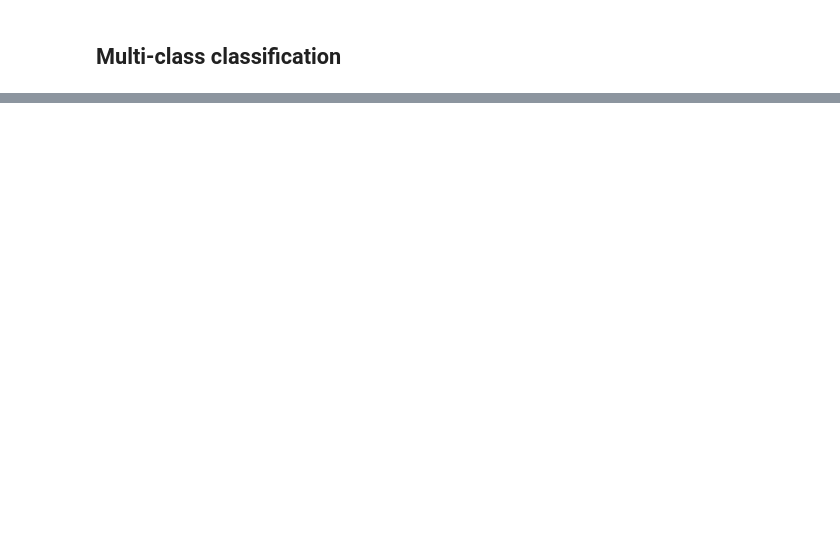
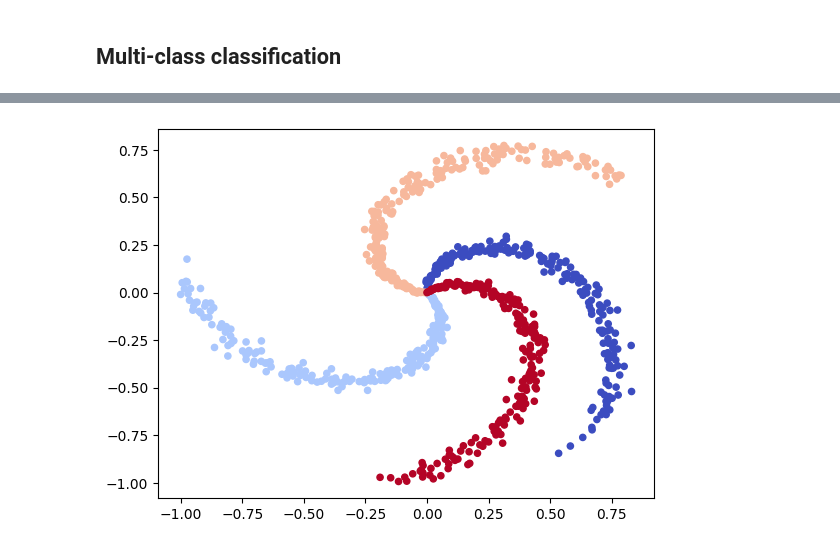
Before and after one commit to petron23/ML_random_projects, a Jupyter notebook: Classifications.ipynb, the cells around one changed output, grey strips where cells are left out. Drawn from its saved outputs; the diff is of its cells as text; code cells hidden in the pictures; blank space fills up the shorter version.

```diff
--- a/Classifications.ipynb
+++ b/Classifications.ipynb
@@ -215,0 +281,18 @@ This is a new line
+# %%
+import numpy as np
+num_samp = 200
+dim = 2
+classes = 4
+X = np.zeros((num_samp*classes,dim))
+y = np.zeros(num_samp*classes, dtype='uint8')
+for j in range(classes):
+  index = range(num_samp*j,num_samp*(j+1))
+  r = np.linspace(0.0,1,num_samp) # radius
+  t = np.linspace(j*3,(j+1)*3,num_samp) + np.random.randn(num_samp)*0.1 # theta
+  X[index] = np.c_[r*np.sin(.8*t), r/1*np.cos(.8*t)]
+  y[index] = j
+# lets visualize the data
+plt.scatter(X[:, 0], X[:, 1], c=y, s=20, cmap=plt.cm.coolwarm)
+plt.show()
+# %% [output]
+[figure, added]
```
Also changed, not shown: parts of 18 cells of this notebook.
